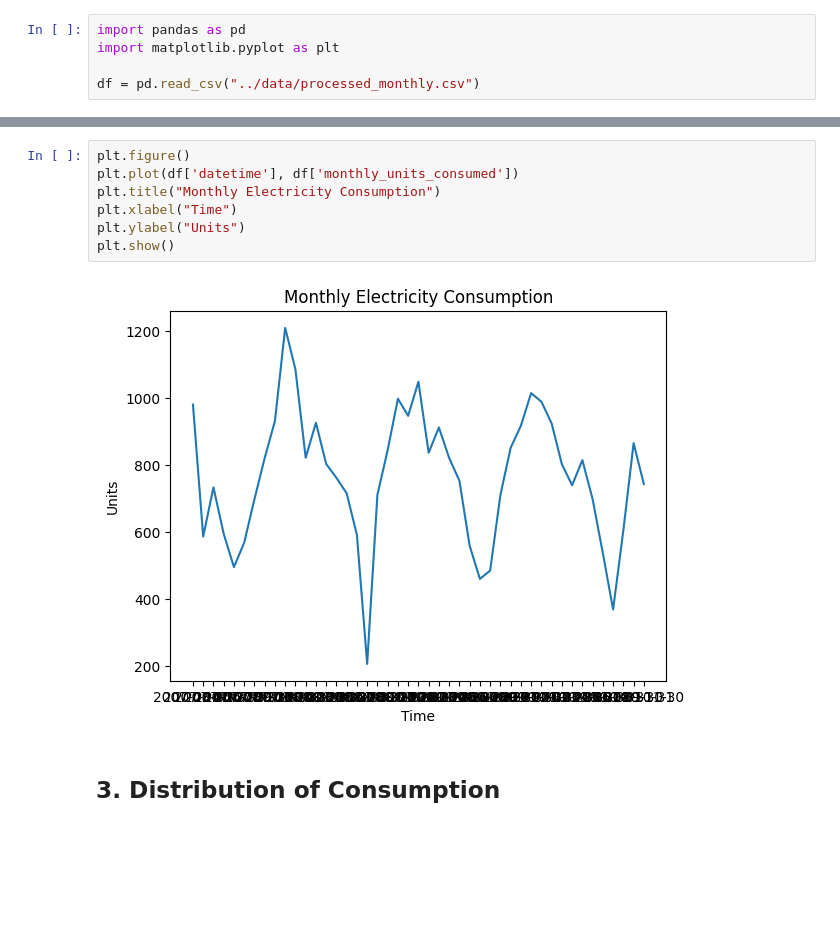
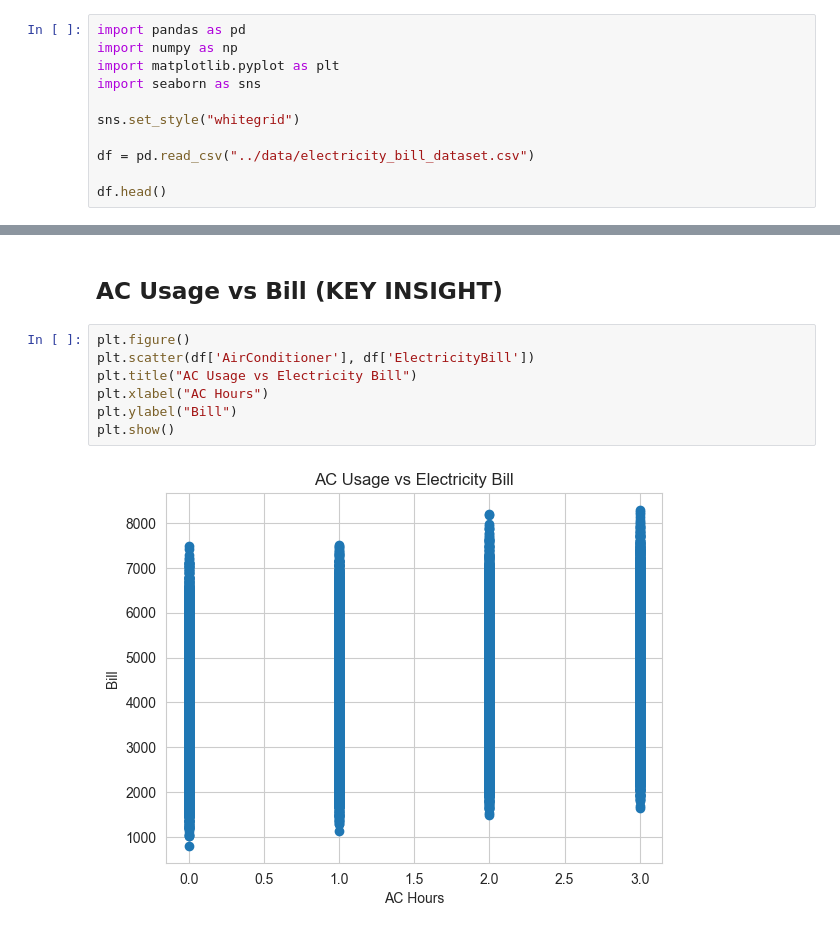
Before and after one commit to sahil-vasani/electricity-bill-prediction-ml, a Jupyter notebook: notebooks/EDA.ipynb, the cells around one changed output, grey strips where cells are left out. Drawn from its saved outputs; the diff is of its cells as text; blank space fills up the shorter version.

```diff
--- a/notebooks/EDA.ipynb
+++ b/notebooks/EDA.ipynb
@@ -3,5 +1,11 @@
 # %%
 import pandas as pd
+import numpy as np
 import matplotlib.pyplot as plt
+import seaborn as sns
 
-df = pd.read_csv("../data/processed_monthly.csv")
+sns.set_style("whitegrid")
+
+df = pd.read_csv("../data/electricity_bill_dataset.csv")
+
+df.head()
@@ -10,11 +48,11 @@ df = pd.read_csv("../data/processed_monthly.csv")
+# %% [markdown]
+## AC Usage vs Bill (KEY INSIGHT)
 # %%
 plt.figure()
-plt.plot(df['datetime'], df['monthly_units_consumed'])
-plt.title("Monthly Electricity Consumption")
-plt.xlabel("Time")
-plt.ylabel("Units")
+plt.scatter(df['AirConditioner'], df['ElectricityBill'])
+plt.title("AC Usage vs Electricity Bill")
+plt.xlabel("AC Hours")
+plt.ylabel("Bill")
 plt.show()
 # %% [output]
-[figure, old version]
+[figure, new version]
-# %% [markdown]
-## 3. Distribution of Consumption
```
Also changed, not shown: parts of 23 cells of this notebook, 1 other file.
